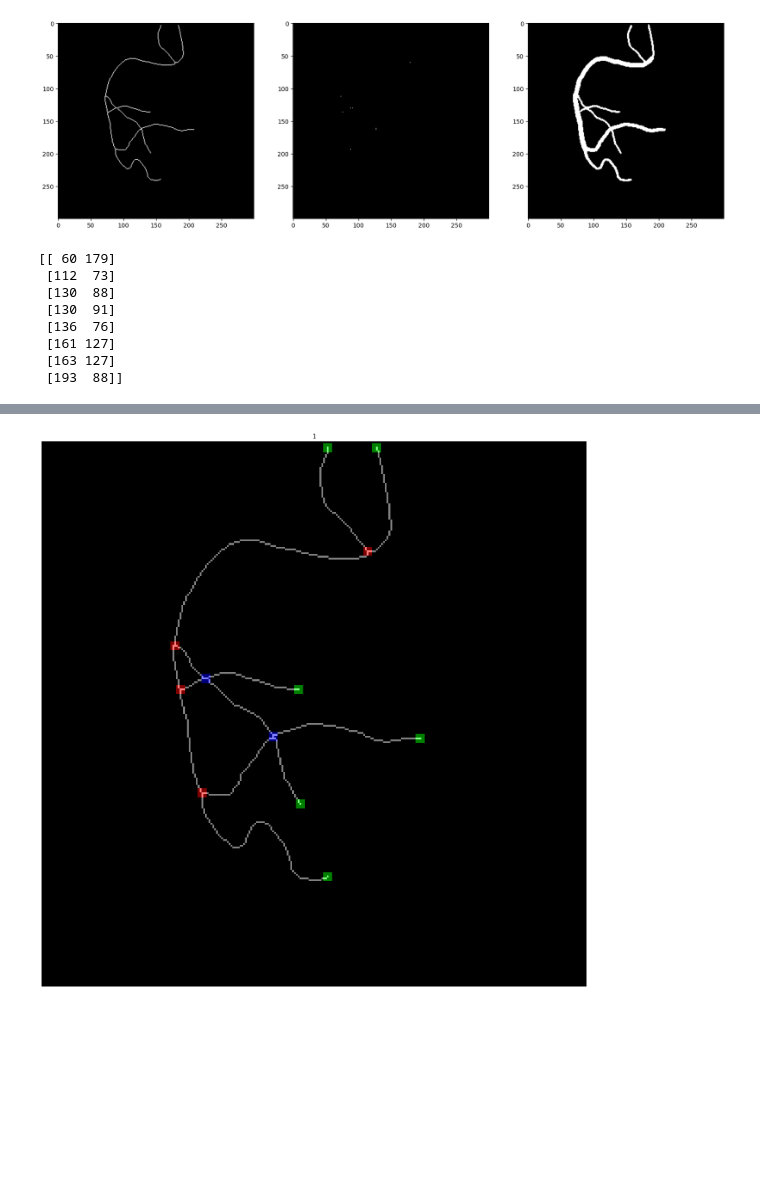
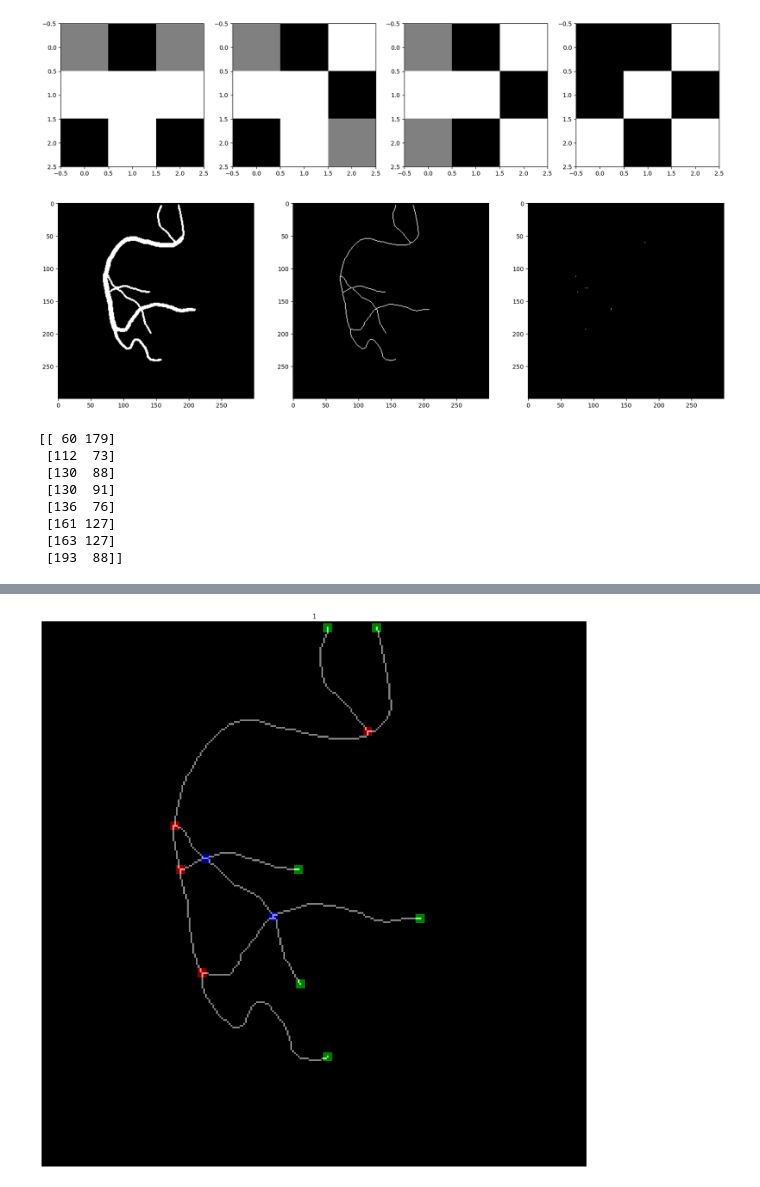
Before and after one commit to JusSolo/Proyecto_1_vision, a Jupyter notebook: Problema2.ipynb, the cells around one changed output, grey strips where cells are left out. Drawn from its saved outputs; the diff is of its cells as text; code cells hidden in the pictures; blank space fills up the shorter version.

```diff
--- a/Problema2.ipynb
+++ b/Problema2.ipynb
@@ -85,3 +94,16 @@ def detector(I,S):
+# %%
+plt.figure(figsize=(20,20))
+plt.subplot(1,4,1)
+plt.imshow(S1,cmap='gray', vmin=-1, vmax=1)
+plt.subplot(1,4,2)
+plt.imshow(S2,cmap='gray', vmin=-1, vmax=1)
+plt.subplot(1,4,3)
+plt.imshow(S3,cmap='gray', vmin=-1, vmax=1)
+plt.subplot(1,4,4)
+plt.imshow(S4,cmap='gray', vmin=-1, vmax=1)
+plt.show()
+# %% [output]
+[figure, added]
 # %%
 I = plt.imread('database/1_gt.pgm')
 I = I/255
@@ -92,15 +114,15 @@ T = skeletonize(I)
 R0 = detector(T,S1) + detector(T,S2) + detector(T,S3) + detector(T,S4) # Canal Rojo
 plt.figure(figsize=(20,20))
 plt.subplot(1,3,1)
+plt.imshow(I,cmap='gray', vmin=0, vmax=1)
+plt.subplot(1,3,2)
 plt.imshow(T,cmap='gray', vmin=0, vmax=1)
-plt.subplot(1,3,2)
+plt.subplot(1,3,3)
 plt.imshow(R0,cmap='gray', vmin=0, vmax=1)
-plt.subplot(1,3,3)
-plt.imshow(I,cmap='gray', vmin=0, vmax=1)
 plt.show()
 print(np.argwhere(R0 > 0))
 # %% [output]
-[figure, old version]
+[figure, new version]
 [[ 60 179]
  [112  73]
  [130  88]
```
Also changed, not shown: parts of 3 cells of this notebook, 1 other file.
